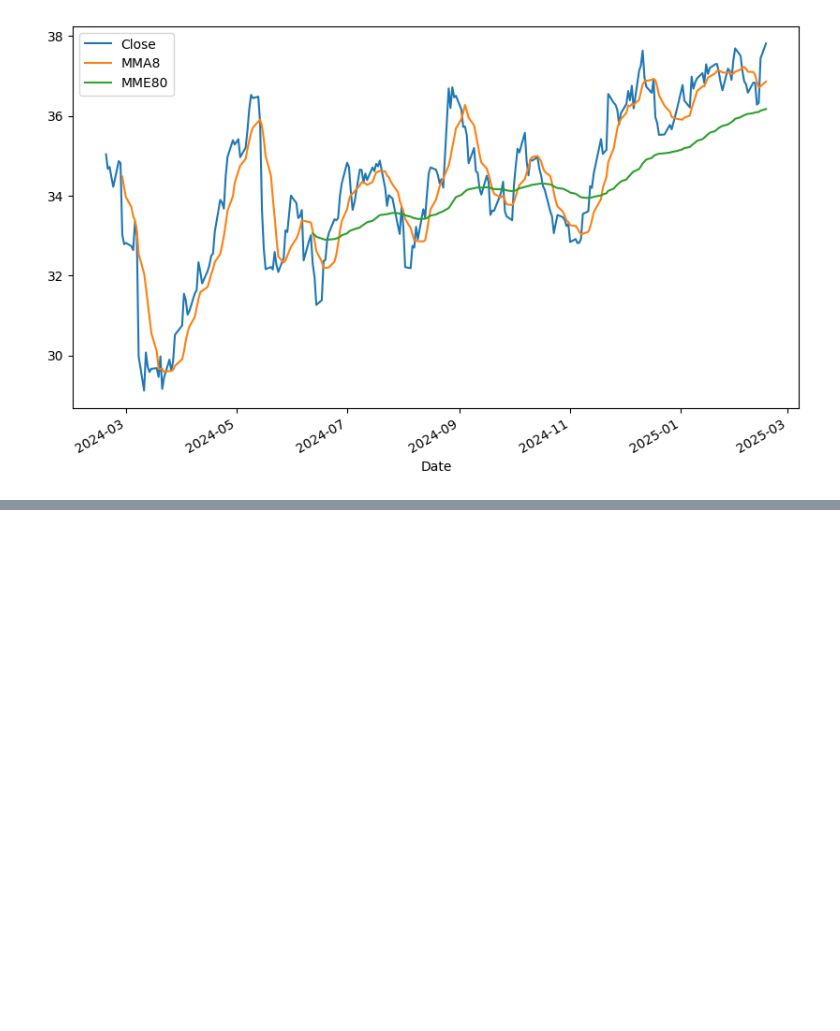
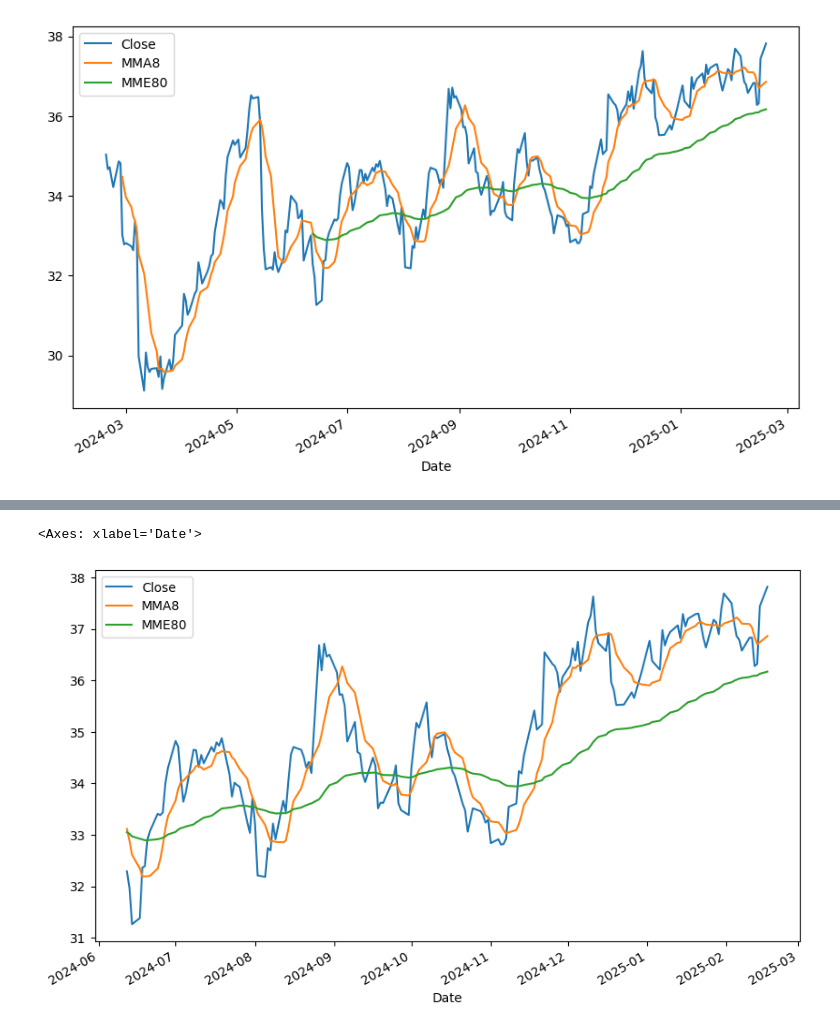
Before and after one commit to quantbrasil/youtube, a Jupyter notebook: src/002_Moving_Averages.ipynb, the cells around one changed output, grey strips where cells are left out. Drawn from its saved outputs; the diff is of its cells as text; code cells hidden in the pictures; blank space fills up the shorter version.

Commit message:
Add moving average plotting and data cleaning

```diff
--- a/src/002_Moving_Averages.ipynb
+++ b/src/002_Moving_Averages.ipynb
@@ -65,3 +65,7 @@ df[["Close", "MMA8", "MME80"]].plot(figsize=(10, 6))
 # %% [output]
 <Axes: xlabel='Date'>
 [figure]
+# %%
+# Remove any rows with NaN values
+df = df.dropna()
+df.head()
@@ -67,0 +80,6 @@ df[["Close", "MMA8", "MME80"]].plot(figsize=(10, 6))
+# %%
+# Plot again
+df[["Close", "MMA8", "MME80"]].plot(figsize=(10, 6))
+# %% [output]
+<Axes: xlabel='Date'>
+[figure, added]
```
Also changed, not shown: parts of 5 cells of this notebook.
